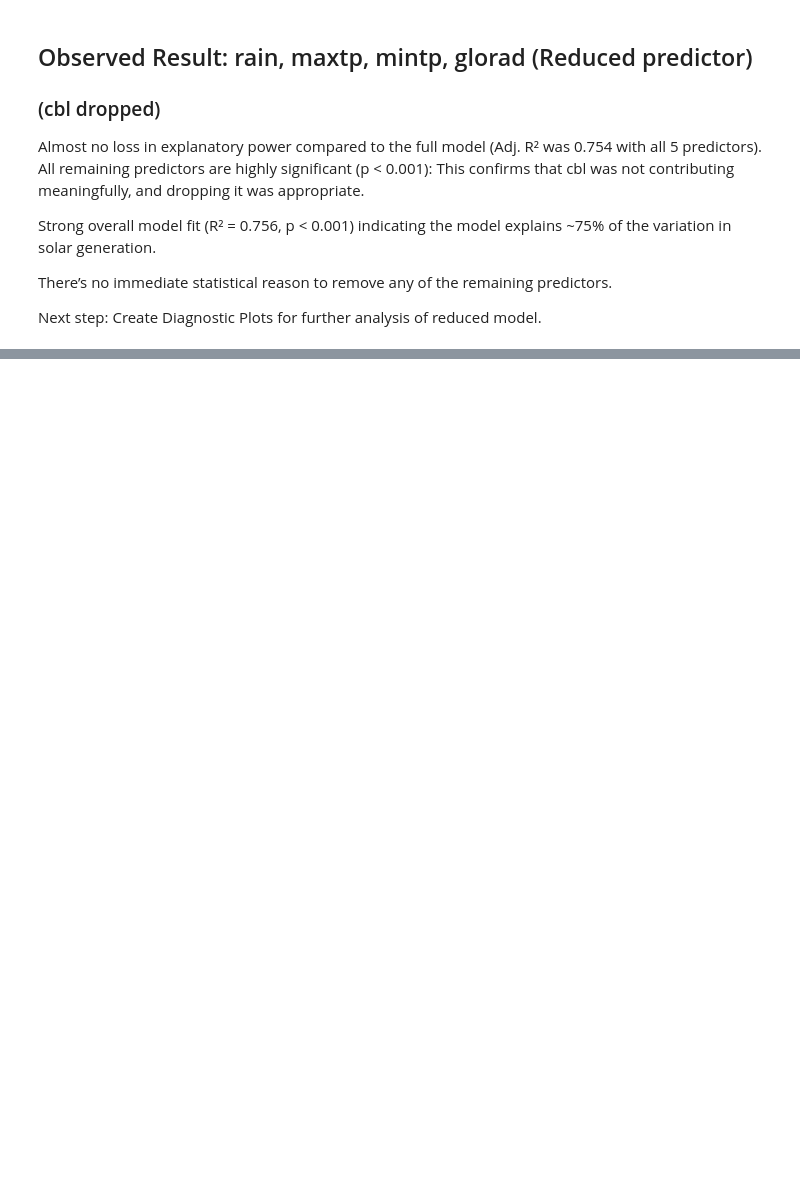
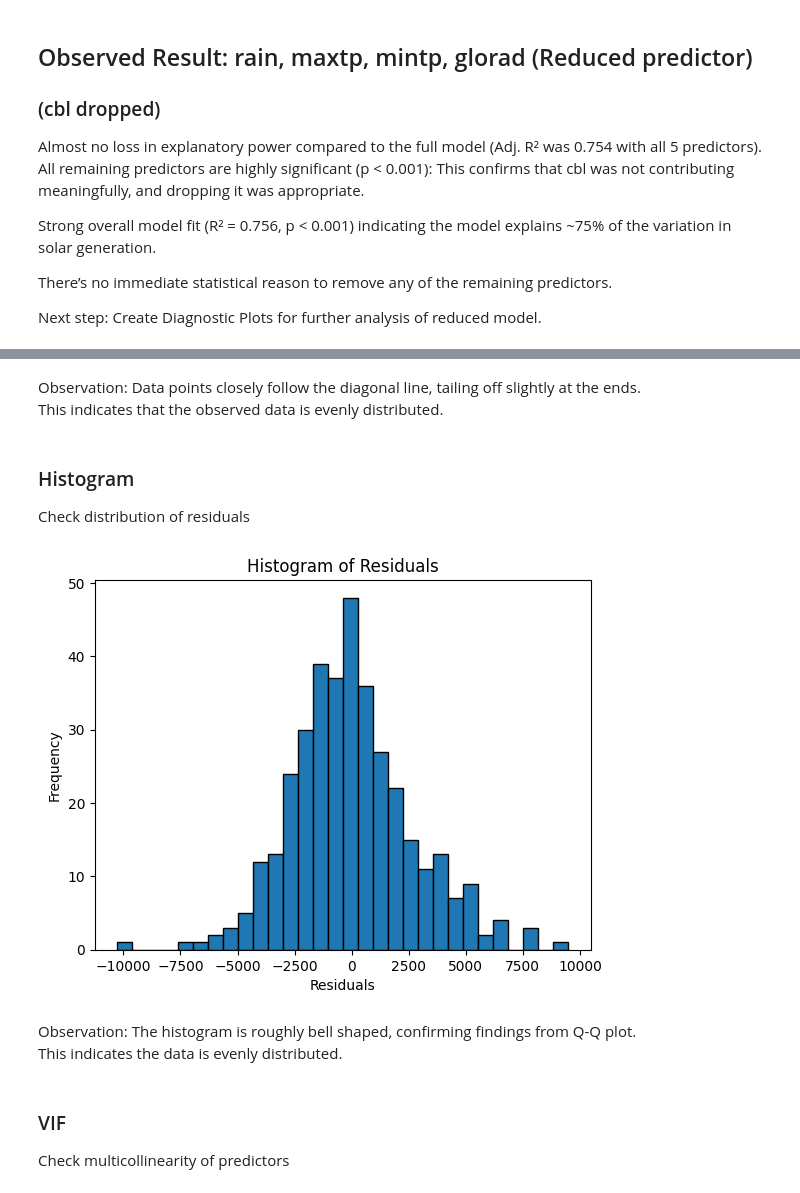
Before and after one commit to MatthieuGlemarec/SolarCast, a Jupyter notebook: Notebooks/02_Exploratory_Data_Analysis.ipynb, the cells around one changed output, grey strips where cells are left out. Saved outputs shown, nothing was run; the diff lists cells and outputs as text; code cells hidden in the pictures; blank space fills up the shorter version.

```diff
--- a/Notebooks/02_Exploratory_Data_Analysis.ipynb
+++ b/Notebooks/02_Exploratory_Data_Analysis.ipynb
@@ -274,0 +339,20 @@ Next step: Create Diagnostic Plots for further analysis of reduced model.
+# %% [markdown]
+Observation: Data points closely follow the diagonal line, tailing off slightly at the ends.
+This indicates that the observed data is evenly distributed.
+# %% [markdown]
+### Histogram
+Check distribution of residuals
+# %%
+plt.hist(residuals, bins=30, edgecolor='k')
+plt.title("Histogram of Residuals")
+plt.xlabel("Residuals")
+plt.ylabel("Frequency")
+plt.show()
+# %% [output]
+[figure, added]
+# %% [markdown]
+Observation: The histogram is roughly bell shaped, confirming findings from Q-Q plot.
+This indicates the data is evenly distributed.
+# %% [markdown]
+### VIF
+Check multicollinearity of predictors
```
Also changed, not shown: parts of 23 cells of this notebook.
